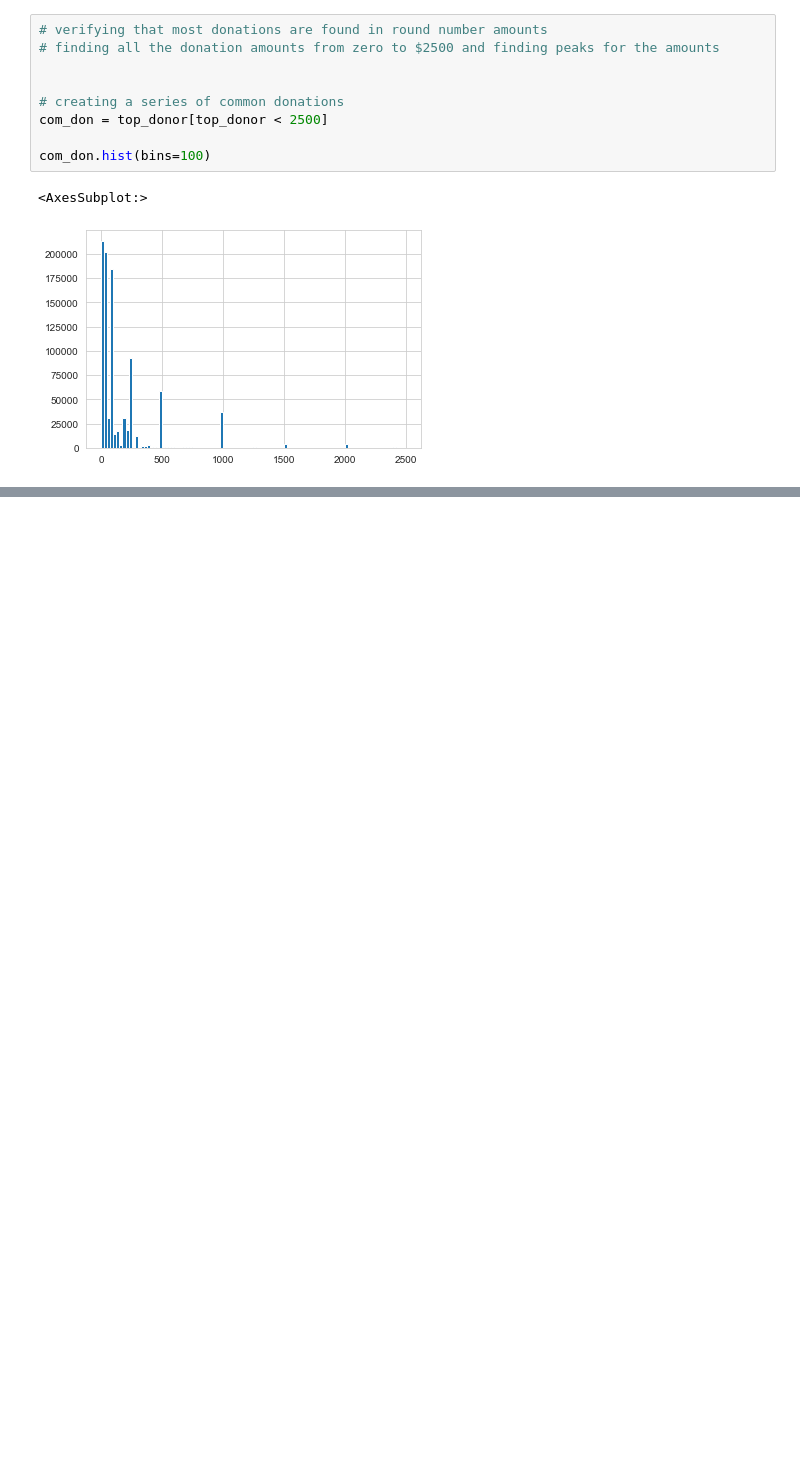
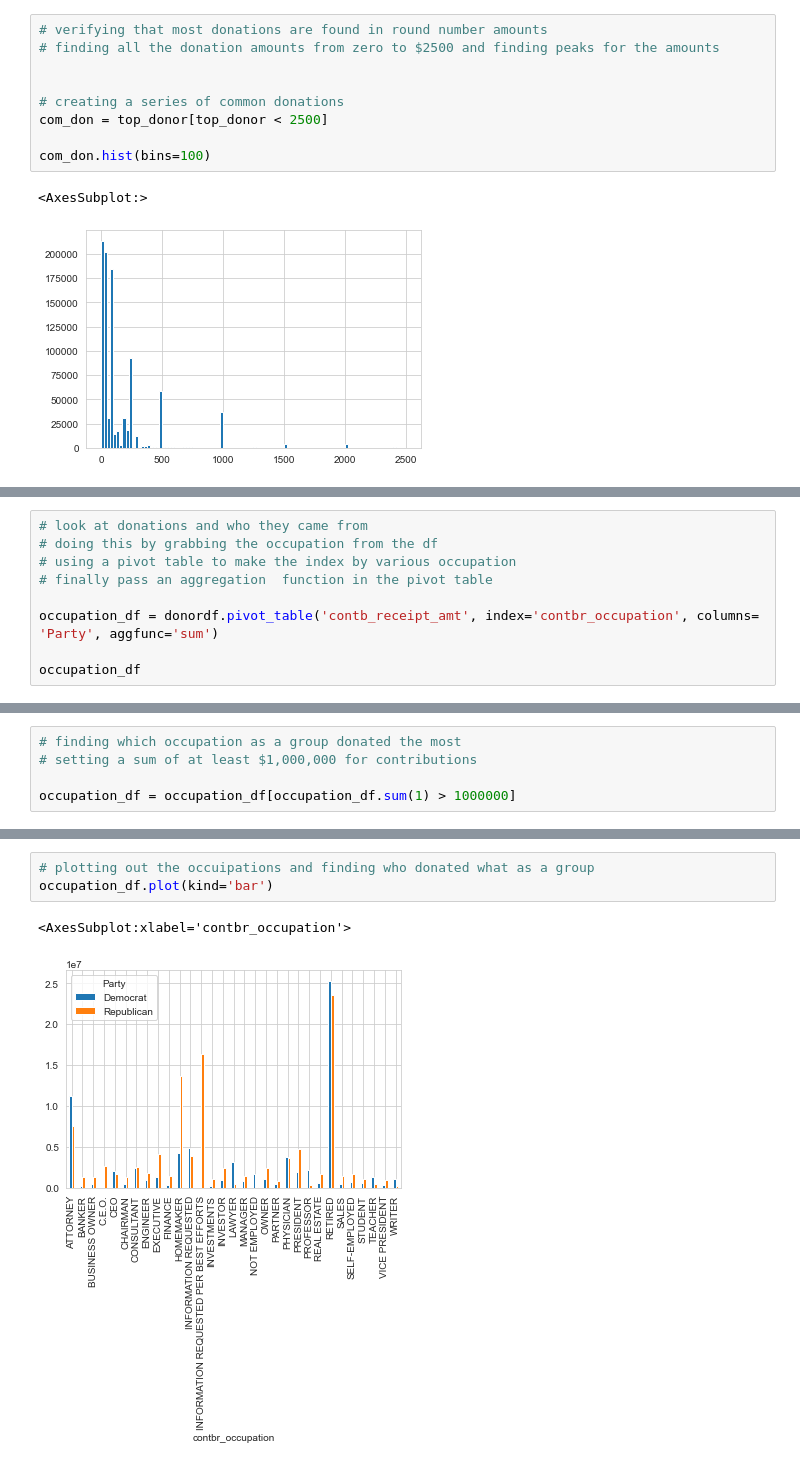
Before and after one commit to jry62/Election_2012_Data_Project, a Jupyter notebook: Election_Analysis.ipynb, the cells around one changed output, grey strips where cells are left out. Cells and saved outputs as stored; diff of their text form; blank space fills up the shorter version.

```diff
--- a/Election_Analysis.ipynb
+++ b/Election_Analysis.ipynb
@@ -349,0 +479,9 @@ com_don.hist(bins=100)
+# %%
+# look at donations and who they came from
+# doing this by grabbing the occupation from the df
+# using a pivot table to make the index by various occupation
+# finally pass an aggregation  function in the pivot table
+
+occupation_df = donordf.pivot_table('contb_receipt_amt', index='contbr_occupation', columns= 'Party', aggfunc='sum')
+
+occupation_df
@@ -349,0 +507,5 @@ com_don.hist(bins=100)
+# %%
+# finding which occupation as a group donated the most
+# setting a sum of at least $1,000,000 for contributions
+
+occupation_df = occupation_df[occupation_df.sum(1) > 1000000]
@@ -349,0 +533,6 @@ com_don.hist(bins=100)
+# %%
+# plotting out the occuipations and finding who donated what as a group
+occupation_df.plot(kind='bar')
+# %% [output]
+<AxesSubplot:xlabel='contbr_occupation'>
+[figure, added]
```
Also changed, not shown: parts of 15 cells of this notebook.
